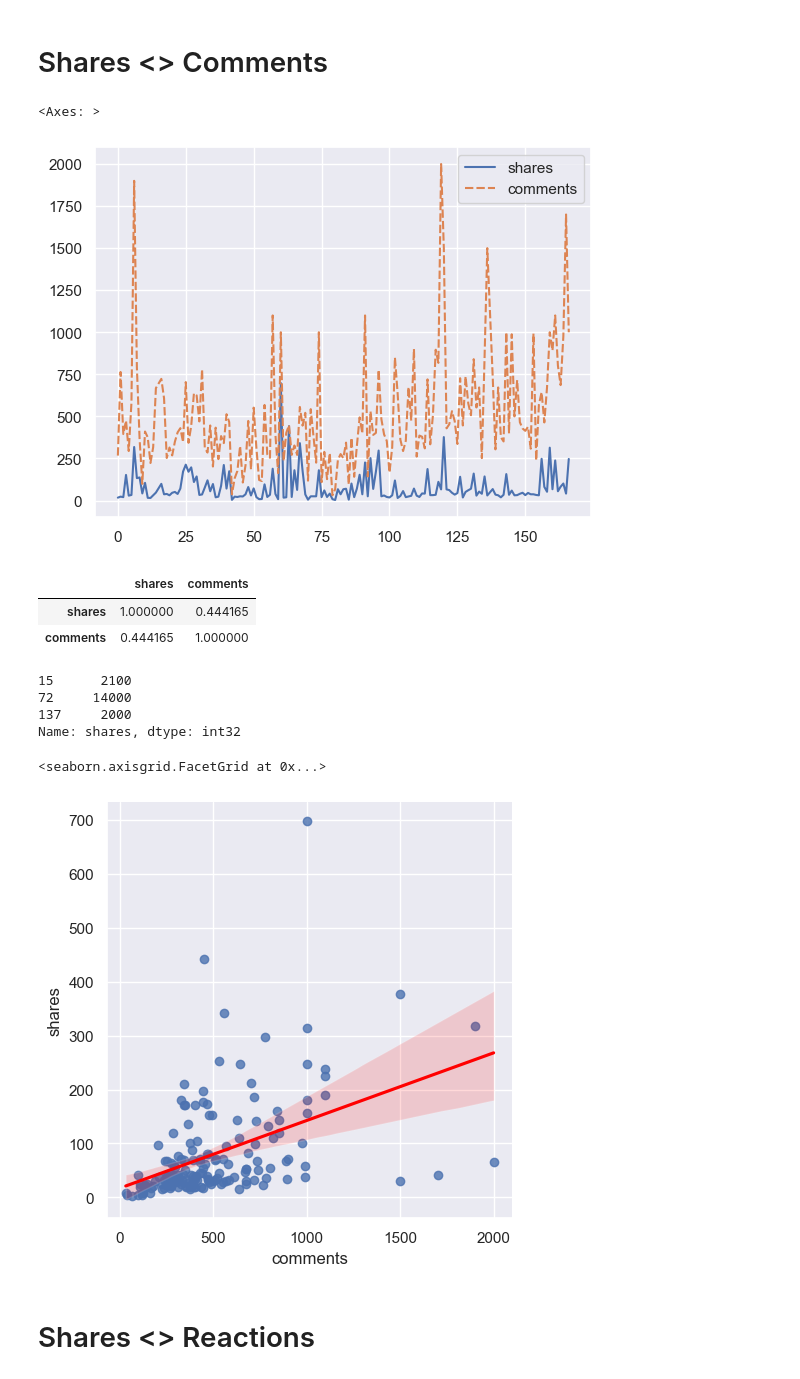
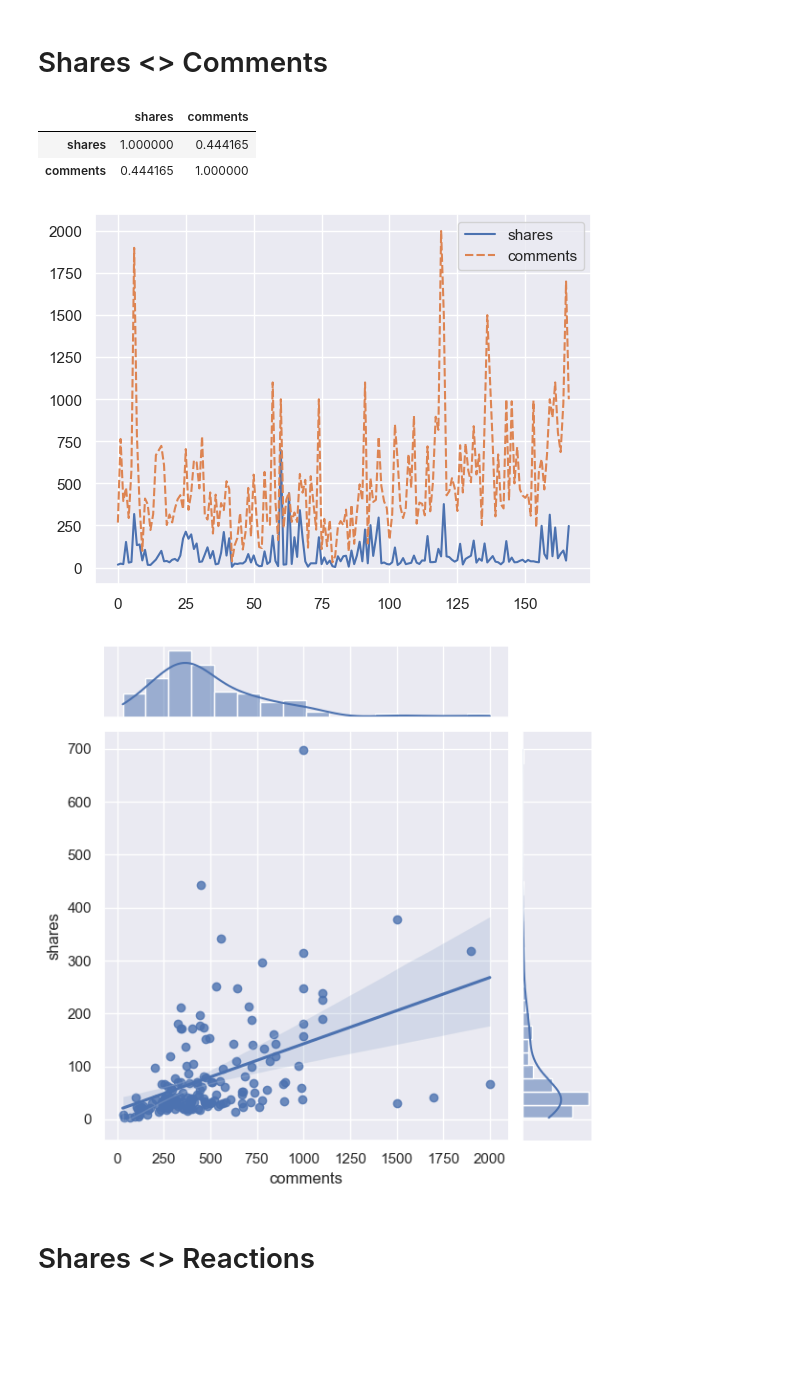
Before and after one commit to longluv1605/final-project-Python-DataAnalyst, a Jupyter notebook: Analysing and Visualising/Analyze_Relationships.ipynb, the cells around one changed output. Drawn from its saved outputs; the diff is of its cells as text; code cells hidden in the pictures; blank space fills up the shorter version.

```diff
--- a/Analysing and Visualising/Analyze_Relationships.ipynb
+++ b/Analysing and Visualising/Analyze_Relationships.ipynb
@@ -121,29 +101,18 @@ sns.regplot(x=[0, 1, 2, 3, 4, 5, 6], y=df['weekday'].value_counts().values, fit_
 Không phân tích cmt, react, share với time tại không có ràng buộc
 # %% [markdown]
 # Shares <> Comments
-# %%
-sns.lineplot(df[['shares', 'comments']].drop(index=[72, 15, 137]))
-# %% [output]
-<Axes: >
-[figure, removed]
 # %%
 df[['shares', 'comments']].drop(index=[72, 15, 137]).corr()
 # %% [output]
 |  | shares | comments |
 | shares | 1.000000 | 0.444165 |
 | comments | 0.444165 | 1.000000 |
-# %%
-df['shares'].loc[df['shares'] > 1000]
-# %% [output]
-15      2100
-72     14000
-137     2000
-Name: shares, dtype: int32
-# %%
-sns.lmplot(x='comments', y='shares', data=df[['shares', 'comments']].drop(index=[72, 15, 137]), order=1, line_kws={'color': 'red'}, fit_reg=True)
-# %% [output]
-<seaborn.axisgrid.FacetGrid at 0x...>
-[figure, removed]
+# %%
+ax0 = sns.lineplot(data=df[['shares', 'comments']].drop(index=[72, 15, 137]))
+ax1 = sns.jointplot(data=df[['shares', 'comments']].drop(index=[72, 15, 137]), x="comments", y="shares", kind="reg")
+# %% [output]
+[figure, added]
+[figure, added]
 # %% [markdown]
 # Shares <> Reactions
 # %%
```
Also changed, not shown: parts of 5 cells of this notebook, 7 other files.
